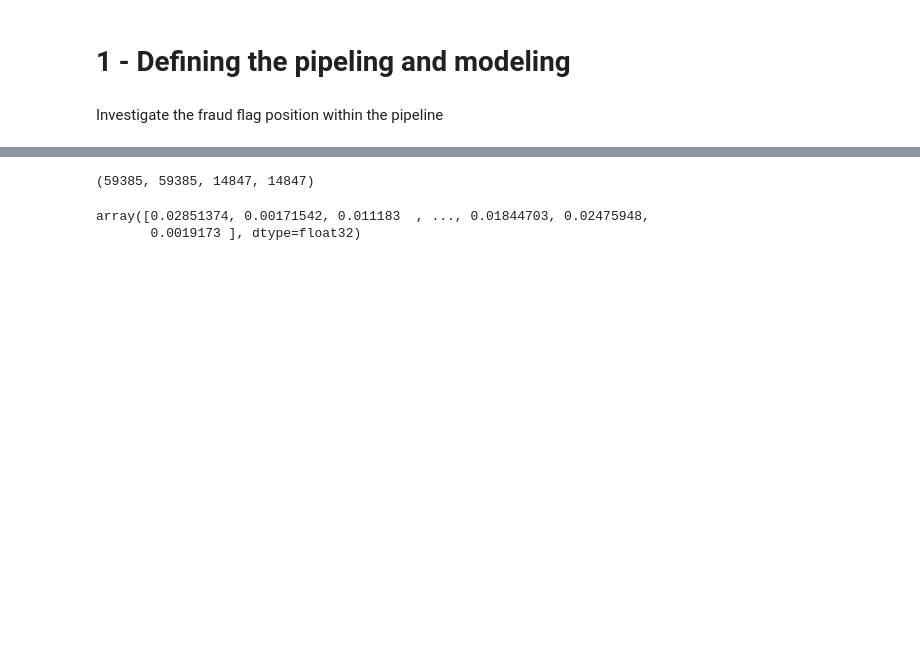
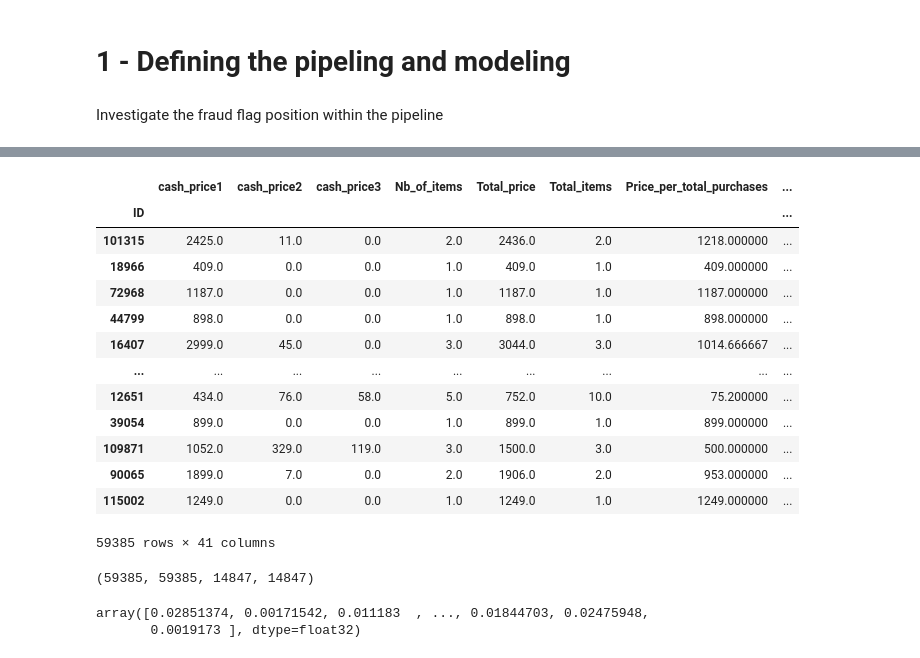
Before and after one commit to MrAnasAbid/Fraud_Detection, a Jupyter notebook: fraud_detection/notebooks/1.0-Othmane-XGB.ipynb, the cells around one changed output, grey strips where cells are left out. Saved outputs shown, nothing was run; the diff lists cells and outputs as text; code cells hidden in the pictures; blank space fills up the shorter version.

```diff
--- a/fraud_detection/notebooks/1.0-Othmane-XGB.ipynb
+++ b/fraud_detection/notebooks/1.0-Othmane-XGB.ipynb
@@ -227,3 +209,20 @@ len(y_true_test): 14847, len(y_pred_test): 14847, Matching lengths
+# %%
+X_train
+# %% [output]
+|  | cash_price1 | cash_price2 | cash_price3 | Nb_of_items | Total_price | Total_items | Price_per_total_purchases | ... |
+| ID |  |  |  |  |  |  |  | ... |
+| 101315 | 2425.0 | 11.0 | 0.0 | 2.0 | 2436.0 | 2.0 | 1218.000000 | ... |
+| 18966 | 409.0 | 0.0 | 0.0 | 1.0 | 409.0 | 1.0 | 409.000000 | ... |
+| 72968 | 1187.0 | 0.0 | 0.0 | 1.0 | 1187.0 | 1.0 | 1187.000000 | ... |
+| 44799 | 898.0 | 0.0 | 0.0 | 1.0 | 898.0 | 1.0 | 898.000000 | ... |
+| 16407 | 2999.0 | 45.0 | 0.0 | 3.0 | 3044.0 | 3.0 | 1014.666667 | ... |
+| ... | ... | ... | ... | ... | ... | ... | ... | ... |
+| 12651 | 434.0 | 76.0 | 58.0 | 5.0 | 752.0 | 10.0 | 75.200000 | ... |
+| 39054 | 899.0 | 0.0 | 0.0 | 1.0 | 899.0 | 1.0 | 899.000000 | ... |
+| 109871 | 1052.0 | 329.0 | 119.0 | 3.0 | 1500.0 | 3.0 | 500.000000 | ... |
+| 90065 | 1899.0 | 7.0 | 0.0 | 2.0 | 1906.0 | 2.0 | 953.000000 | ... |
+| 115002 | 1249.0 | 0.0 | 0.0 | 1.0 | 1249.0 | 1.0 | 1249.000000 | ... |
+59385 rows × 41 columns
 # %%
 y_pred_train = model.predict(dtrain)
 y_pred_valid = model.predict(dvalid)
```
Also changed, not shown: parts of 2 cells of this notebook, 3 other files.
